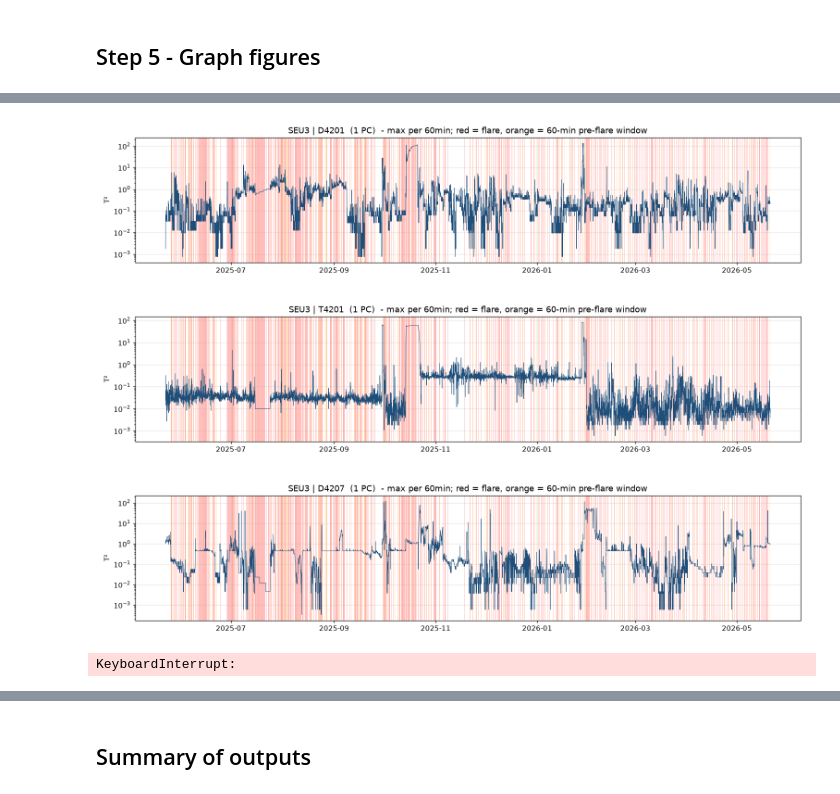
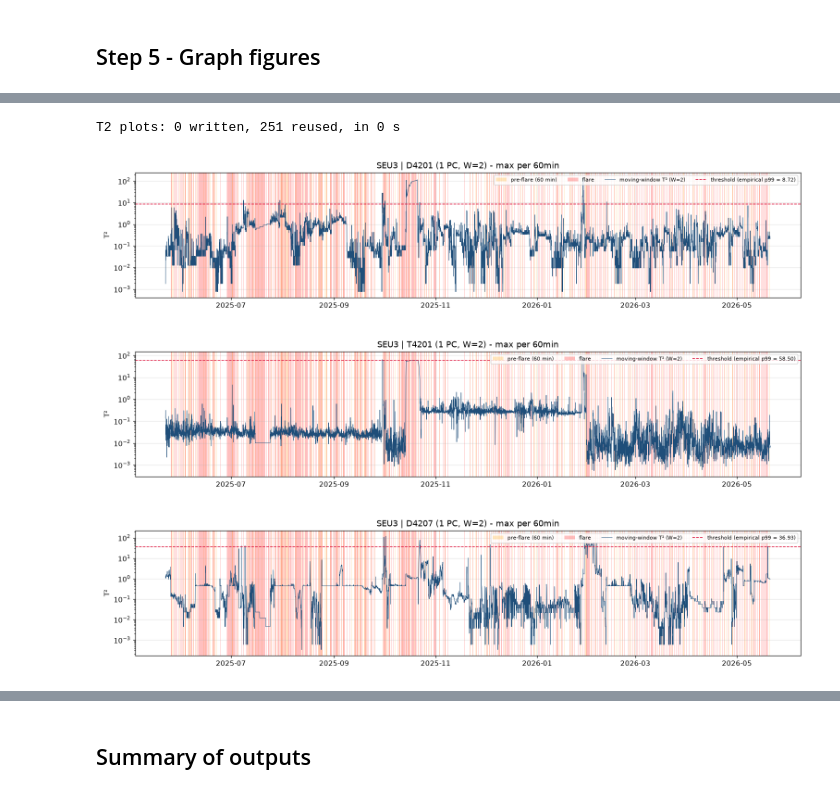
Before and after one commit to H-N-Chavda/Root-Cause-Detection, a Jupyter notebook: drum_pca_pc/drum_pca_pc.ipynb, the cells around one changed output, grey strips where cells are left out. Cells and saved outputs as stored; diff of their text form; code cells hidden in the pictures.

```diff
--- a/drum_pca_pc/drum_pca_pc.ipynb
+++ b/drum_pca_pc/drum_pca_pc.ipynb
@@ -85,6 +85,27 @@ PLOT_RESAMPLE = "60min"            # T² plots show the max per bin
 N_EXAMPLE_PLOTS = 3                # figures shown inline (all are saved)
 EPS = 1e-12
 
+# ---- moving-window T2, thresholds, detection, evaluation, root cause ----
+T2_WINDOW_SIZE = 2                 # trailing moving-window length (consecutive samples, no look-ahead)
+MAX_GAP_FACTOR = 2.0               # NaN window if timestamp step > sampling_interval * MAX_GAP_FACTOR
+T2_THRESHOLD_METHOD = "empirical"  # "empirical" (normal-op percentile) or "ucl" (F / chi2 UCL)
+T2_THRESHOLD_PERCENTILE = 99       # percentile (0-100) for empirical threshold & (1 - alpha)*100 for UCL
+T2_UCL_DIST = "F"                  # "F" (Hotelling F) or "chi2" (chi-square) when T2_THRESHOLD_METHOD == "ucl"
+MIN_EXCEED_SAMPLES = 1             # consecutive samples > threshold inside pre-flare window to signal
+EXCLUDE_FLARE_FROM_PRE_WINDOW = True  # exclude timestamps inside an earlier flare from pre-flare window
+USE_MEAN_SHIFT_SIGNAL = False      # optional alternative: pre-flare T2 mean > preceding baseline (Welch t-test)
+BASELINE_WINDOW_MIN = 120          # preceding normal-data baseline length (min) for mean-shift test
+MEAN_SHIFT_ALPHA = 0.01            # significance level for one-sided Welch t-test
+MIN_DRUMS_SIGNALING = 1            # plant-level detection requires at least this many drums signaling
+ALARM_MERGE_MIN = 5                # merge normal-period exceedance runs separated by < this many minutes
+SENSITIVITY_PERCENTILES = (95, 97.5, 99, 99.5)
+SENSITIVITY_WINDOWS = (1, 2, 3, 5)
+TOP_K_DRUMS = 3                    # top drums ranked per flare
+TOP_K_TAGS = 3                     # top tags ranked per top drum
+N_EXAMPLE_ZOOM_PLOTS = 2           # number of TP and FN example flare zoom-in plots each
+ZOOM_BEFORE_MIN = 90               # minutes before flare start in zoom-in plots
+ZOOM_AFTER_MIN = 60                # minutes after flare start in zoom-in plots
+
 print("repository:", REPO, "| data:", DATA_DIR, "| outputs:", OUT_DIR)
 for sub in ("graphs_json", "graphs_png", "t2", "t2_plots", "checkpoints"):
     (OUT_DIR / sub).mkdir(parents=True, exist_ok=True)
@@ -105,8 +126,8 @@ H_PCA = _sig(DATA_SIG, SKIP_ROWS, MAX_MISSING_PCT, FLARE_MAX_MISSING_PCT, SLOPE_
 H_PC_INPUT = _sig(H_PCA, PC_ROW_STEP, COLLINEAR_R, EIG_MIN)
 H_SKELETON = _sig(H_PC_INPUT, PC_ALPHA, PC_MAX_K)
 H_GRAPH = _sig(H_SKELETON, MEEK_MAX_PASSES, STAGE_TIME_LIMIT_S)
-H_T2 = _sig(H_PCA, T2_DTYPE)
-H_T2_PLOTS = _sig(H_T2, PLOT_RESAMPLE)
+H_T2 = _sig(H_PCA, T2_DTYPE, T2_WINDOW_SIZE, MAX_GAP_FACTOR)
+H_T2_PLOTS = _sig(H_T2, PLOT_RESAMPLE, T2_THRESHOLD_METHOD, T2_THRESHOLD_PERCENTILE, T2_UCL_DIST)
 
 
 def ckpt_load(name, h):
@@ -962,41 +1072,44 @@ T2 files for 251 drums (0 reused) in 60 s (1.52 GB)
 # %%
-# T2 over time per drum (max per PLOT_RESAMPLE bin), flare events red, pre-flare windows orange
+# Moving-window T2 over time per drum (max per PLOT_RESAMPLE bin), threshold dashed, flare red, pre-flare orange
 shade = pd.DataFrame({"flare": in_flare, "pre": pre_only}, index=data.index).resample(PLOT_RESAMPLE).max()
 t0 = time.time()
 reuse = marker_ok(OUT_DIR / "t2_plots", H_T2_PLOTS)
 n_reused = 0
 for i, r in enumerate(t2_table.itertuples()):
     folder = OUT_DIR / "t2_plots" / r.unit
     path = folder / f"{Path(r.file).stem}.png"
     if reuse and path.exists():
         n_reused += 1
         if i < N_EXAMPLE_PLOTS:
             display(Image(filename=str(path)))
         continue
-    s = pd.read_parquet(OUT_DIR / r.file, columns=["T2"])["T2"].resample(PLOT_RESAMPLE).max()
+    s = pd.Series(T2_MAT[:, i].astype(float), index=Xall.index).resample(PLOT_RESAMPLE).max()
     fig, ax = plt.subplots(figsize=(14, 3.2))
-    tr = ax.get_xaxis_transform()                  # y in axes units: shade the full height
+    tr = ax.get_xaxis_transform()
     ax.fill_between(shade.index, 0, 1, where=shade["pre"].to_numpy(), step="post", transform=tr,
-                    color="orange", alpha=0.25, lw=0)
+                    color="orange", alpha=0.25, lw=0, label=f"pre-flare ({FLARE_PRE_WINDOW_MIN} min)")
     ax.fill_between(shade.index, 0, 1, where=shade["flare"].to_numpy(), step="post", transform=tr,
-                    color="red", alpha=0.25, lw=0)
-    ax.plot(s.index, s.values, lw=0.6, color="#1f4e79")
+                    color="red", alpha=0.25, lw=0, label="flare")
+    ax.plot(s.index, s.values, lw=0.6, color="#1f4e79", label=f"moving-window T² (W={T2_WINDOW_SIZE})")
+    if np.isfinite(r.threshold) and r.threshold > 0:
+        ax.axhline(r.threshold, color="crimson", ls="--", lw=1.0,
+                   label=f"threshold ({T2_THRESHOLD_METHOD} p{T2_THRESHOLD_PERCENTILE} = {r.threshold:.2f})")
     ax.set_yscale("log")
     ax.set_ylabel("T²")
-    ax.set_title(f"{r.unit} | {r.drum}  ({r.n_PCs} PC)  - max per {PLOT_RESAMPLE}; red = flare, "
-                 f"orange = {FLARE_PRE_WINDOW_MIN}-min pre-flare window")
+    ax.set_title(f"{r.unit} | {r.drum} ({r.n_PCs} PC, W={T2_WINDOW_SIZE}) - max per {PLOT_RESAMPLE}")
+    ax.legend(loc="upper right", fontsize=7.5, ncol=4)
     ax.grid(alpha=0.3)
     fig.tight_layout()
     folder.mkdir(exist_ok=True)
     fig.savefig(path, dpi=110)
     plt.close(fig)
     if i < N_EXAMPLE_PLOTS:
         display(Image(filename=str(path)))
 (OUT_DIR / "t2_plots" / "_settings_hash.txt").write_text(H_T2_PLOTS)
 print(f"T2 plots: {len(t2_table) - n_reused} written, {n_reused} reused, in {time.time() - t0:.0f} s")
 STAGE_TIMES["6 T2 plots"] = time.time() - t0
 # %% [output]
+T2 plots: 0 written, 251 reused, in 0 s
-[figure, old version]
+[figure, new version]
-[figure, old version]
+[figure, new version]
-[figure, old version]
+[figure, new version]
-KeyboardInterrupt:
```
Also changed, not shown: parts of 21 cells of this notebook, 10 other files.
